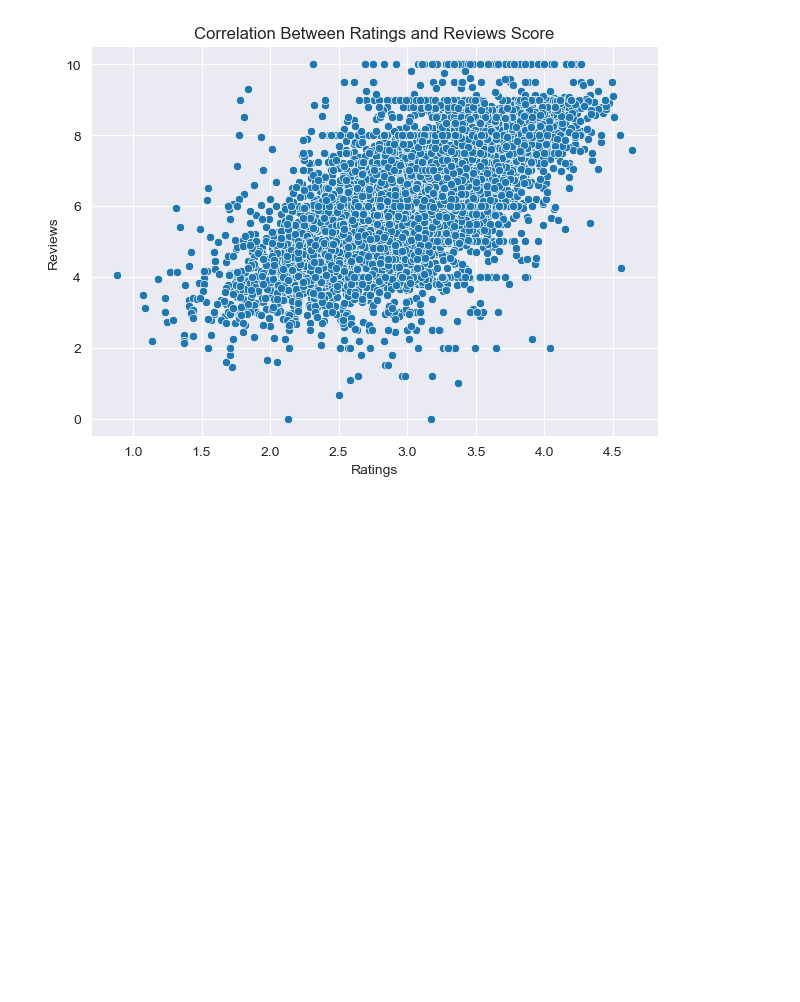
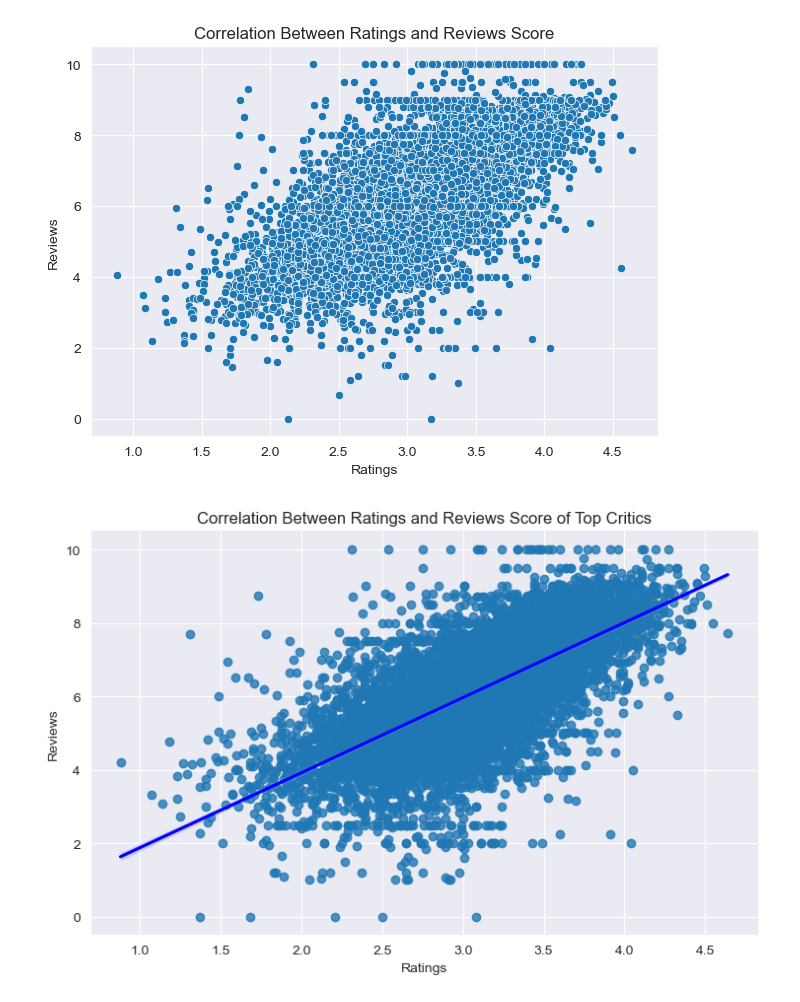
Before and after one commit to MarcoMac03/Film-analisys, a Jupyter notebook: main.ipynb, the cells around one changed output. Drawn from its saved outputs; the diff is of its cells as text; code cells hidden in the pictures; blank space fills up the shorter version.

```diff
--- a/main.ipynb
+++ b/main.ipynb
@@ -555,3 +555,16 @@ plt.tight_layout()
 plt.show()
 # %% [output]
 [figure]
+# %%
+correlation = movies_review
+correlation = correlation[correlation['top_critic'] == True]
+corr = correlation.groupby(['id', 'rating']).agg(avg_review=('normalized_review', 'mean')).reset_index()
+# %%
+sns.lmplot(data=corr, x='rating', y='avg_review', height=5, aspect=1.5, line_kws={'color': 'blue'})
+plt.title('Correlation Between Ratings and Reviews Score of Top Critics')
+plt.xlabel('Ratings')
+plt.ylabel('Reviews')
+plt.tight_layout()
+plt.show()
+# %% [output]
+[figure, added]
```
